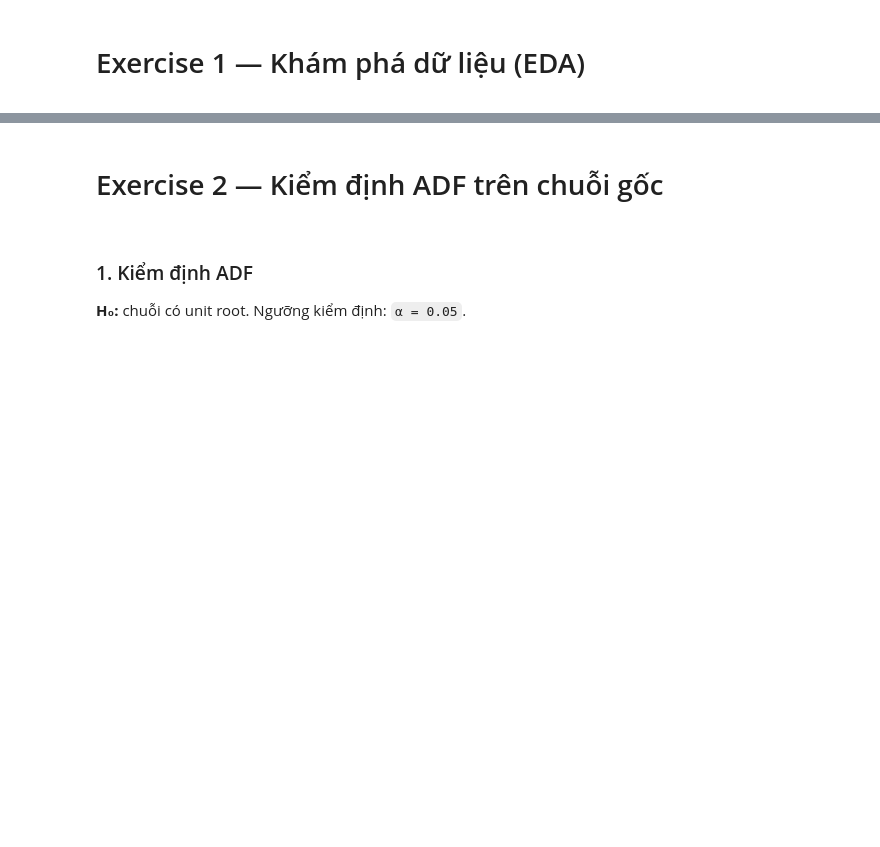
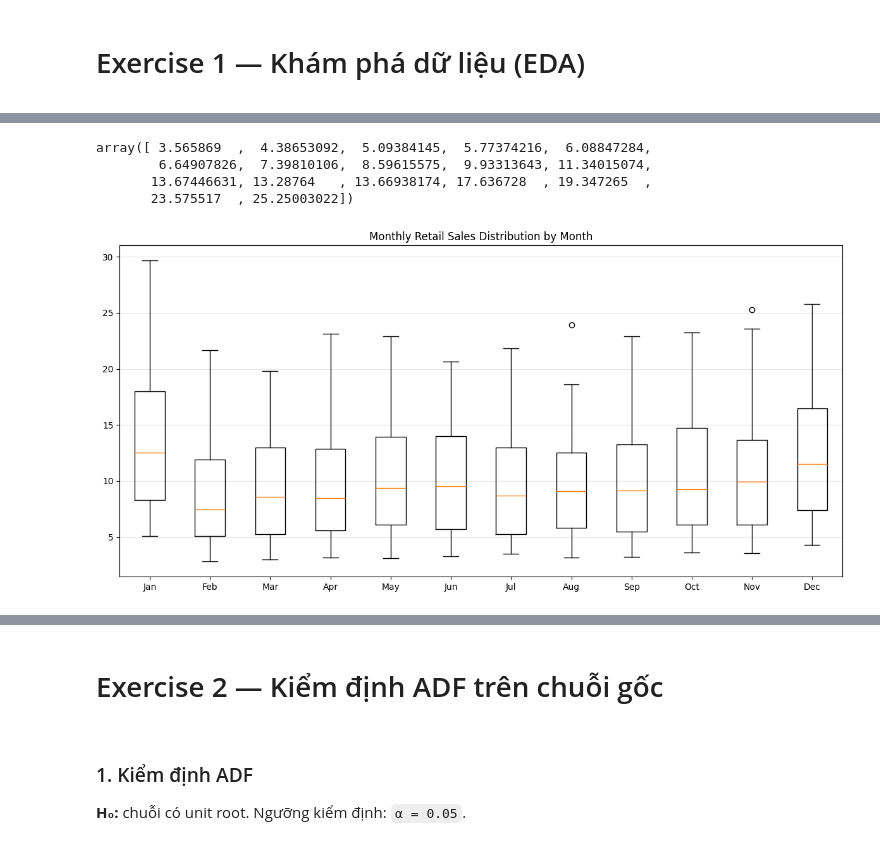
Before and after one commit to Tuvienn/TOTAL_LAB_PRACTICE_FOR_TIME_SERIES, a Jupyter notebook: total_practice/Practice_2/notebooks/Practice_2_present.ipynb, the cells around one changed output, grey strips where cells are left out. Saved outputs shown, nothing was run; the diff lists cells and outputs as text; code cells hidden in the pictures; blank space fills up the shorter version.

```diff
--- a/total_practice/Practice_2/notebooks/Practice_2_present.ipynb
+++ b/total_practice/Practice_2/notebooks/Practice_2_present.ipynb
@@ -133,0 +390,42 @@ display(Image(filename=str(figure_path)))
+# %%
+monthly_data[10]
+# %% [output]
+array([ 3.565869  ,  4.38653092,  5.09384145,  5.77374216,  6.08847284,
+        6.64907826,  7.39810106,  8.59615575,  9.93313643, 11.34015074,
+       13.67446631, 13.28764   , 13.66938174, 17.636728  , 19.347265  ,
+       23.575517  , 25.25003022])
+# %%
+from pandas import read_csv
+from matplotlib import pyplot
+
+# Đọc dữ liệu
+series = read_csv(
+    RAW_PATH,
+    header=0,
+    parse_dates=["date"],
+    index_col="date"
+)["value"]
+
+monthly_data = [
+    series[series.index.month == month].dropna().values
+    for month in range(1, 13)
+]
+
+# Vẽ Boxplot
+pyplot.figure(figsize=(12, 6))
+
+pyplot.boxplot(
+    monthly_data,
+    tick_labels=[
+        "Jan", "Feb", "Mar", "Apr", "May", "Jun",
+        "Jul", "Aug", "Sep", "Oct", "Nov", "Dec"
+    ]
+)
+
+pyplot.title("Monthly Retail Sales Distribution by Month")
+pyplot.grid(axis="y", alpha=0.3)
+
+pyplot.tight_layout()
+pyplot.show()
+# %% [output]
+[figure, added]
```
Also changed, not shown: parts of 116 cells of this notebook, 2 other files.
